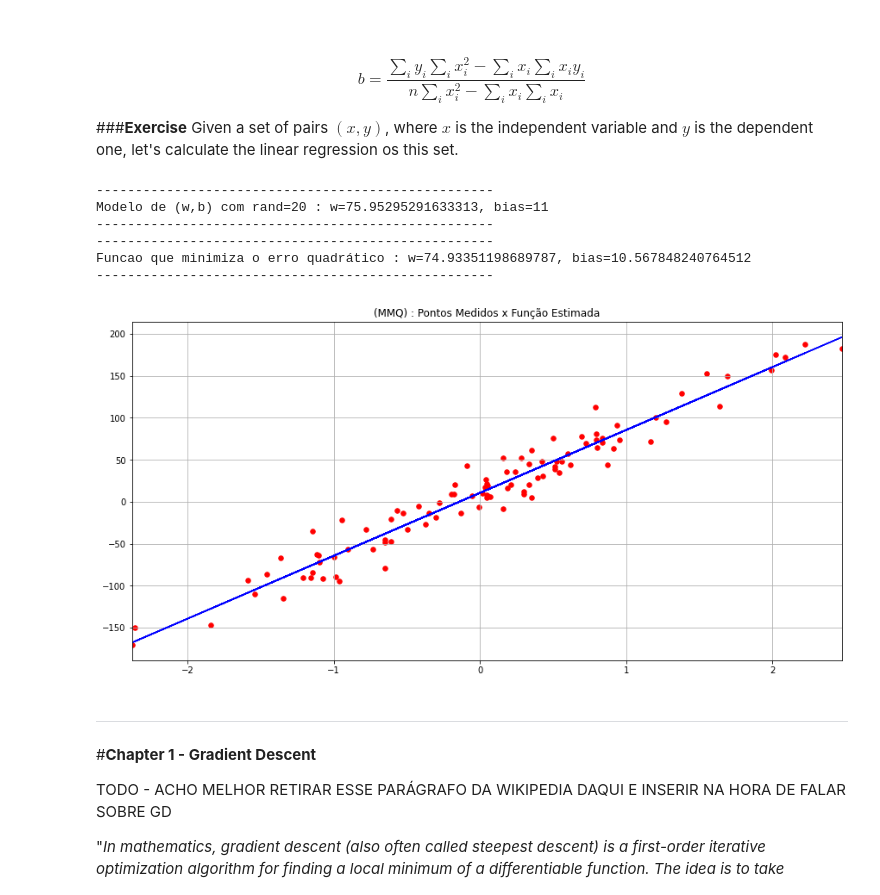
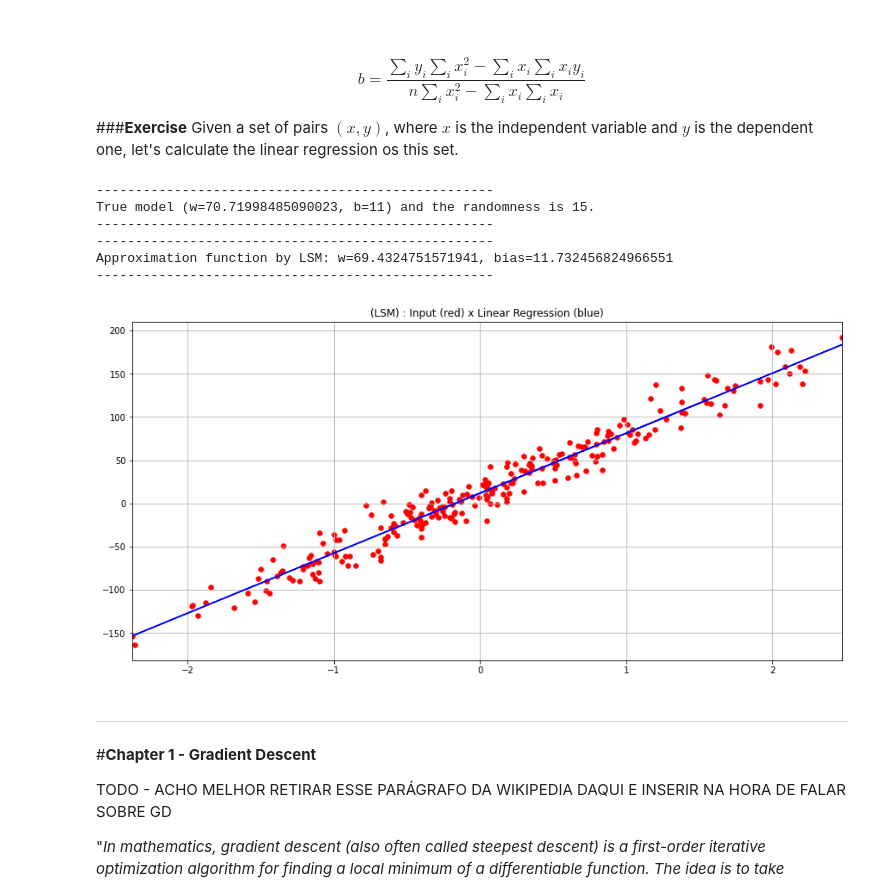
Before and after one commit to ancpazambuja/phd, a Jupyter notebook: 1semester/computer_vision/1_GradientDescent.ipynb, the cells around one changed output. Cells and saved outputs as stored; diff of their text form; code cells hidden in the pictures.

```diff
--- a/1semester/computer_vision/1_GradientDescent.ipynb
+++ b/1semester/computer_vision/1_GradientDescent.ipynb
@@ -476,40 +476,40 @@ class LSM:
 
 
 # BEGINNING
 
 from sklearn import datasets
 
 
 # Using sklearn to build the set of pairs.
-noise=20
+noise=15
 true_bias = 11
-X,Y,true_coef = datasets.make_regression(n_samples=100, n_features=1, noise=noise, random_state=4, coef=True, bias=true_bias)
+X,Y,true_coef = datasets.make_regression(n_samples=250, n_features=1, noise=noise, random_state=4, coef=True, bias=true_bias)
 
-# Ajustando o conjunto de pontos
+# Fitting a line
 lsm = LSM()
 w,b = lsm.fit(X[:,0],Y)
 
 Utils.printMessage(f'True model (w={true_coef}, b={true_bias}) and the randomness is {noise}.')
 Utils.printMessage(f'Approximation function by LSM: w={w}, bias={b}')
 
 fy = lsm.f(X[:,0], w, b)
 
 fig = plt.figure(figsize=(Utils.PLOT_SX*2,Utils.PLOT_SY), constrained_layout=True)
 gs = fig.add_gridspec(1, 1)
 ax1 = fig.add_subplot(gs[0, 0])
 ax1.scatter(X[:,0], Y, color='r', marker='o', s=30)
 Utils.drawFunction_grid(ax1, X[:,0], fy, cores='b')
 plt.grid(True)
-plt.title("(LSM) : Pontos Medidos x Função Estimada")
+plt.title("(LSM) : Input (red) x Linear Regression (blue)")
 plt.show()
 # %% [output]
 ---------------------------------------------------
-Modelo de (w,b) com rand=20 : w=75.95295291633313, bias=11
+True model (w=70.71998485090023, b=11) and the randomness is 15.
 ---------------------------------------------------
 ---------------------------------------------------
-Funcao que minimiza o erro quadrático : w=74.93351198689787, bias=10.567848240764512
+Approximation function by LSM: w=69.4324751571941, bias=11.732456824966551
 ---------------------------------------------------
-[figure, old version]
+[figure, new version]
 # %% [markdown]
 ---
 #**Chapter 1 - Gradient Descent**
```
Also changed, not shown: parts of 2 cells of this notebook.
